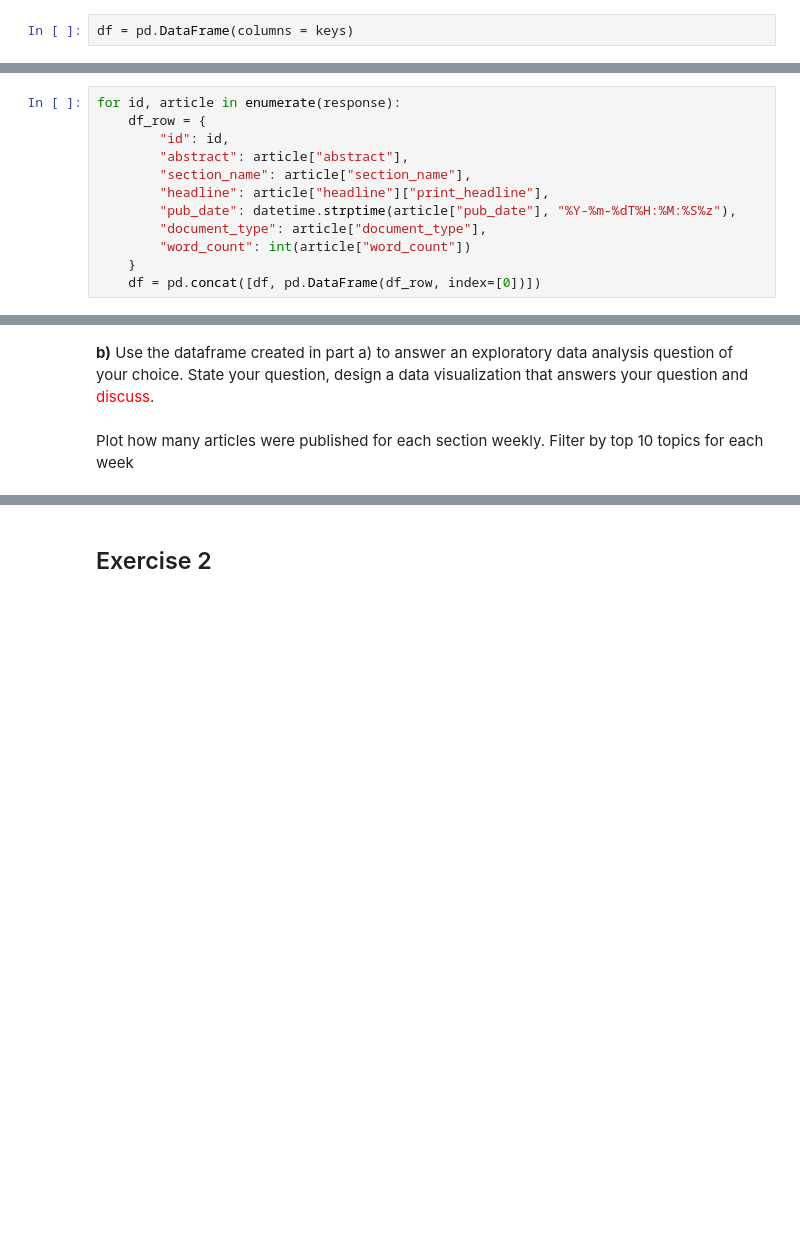
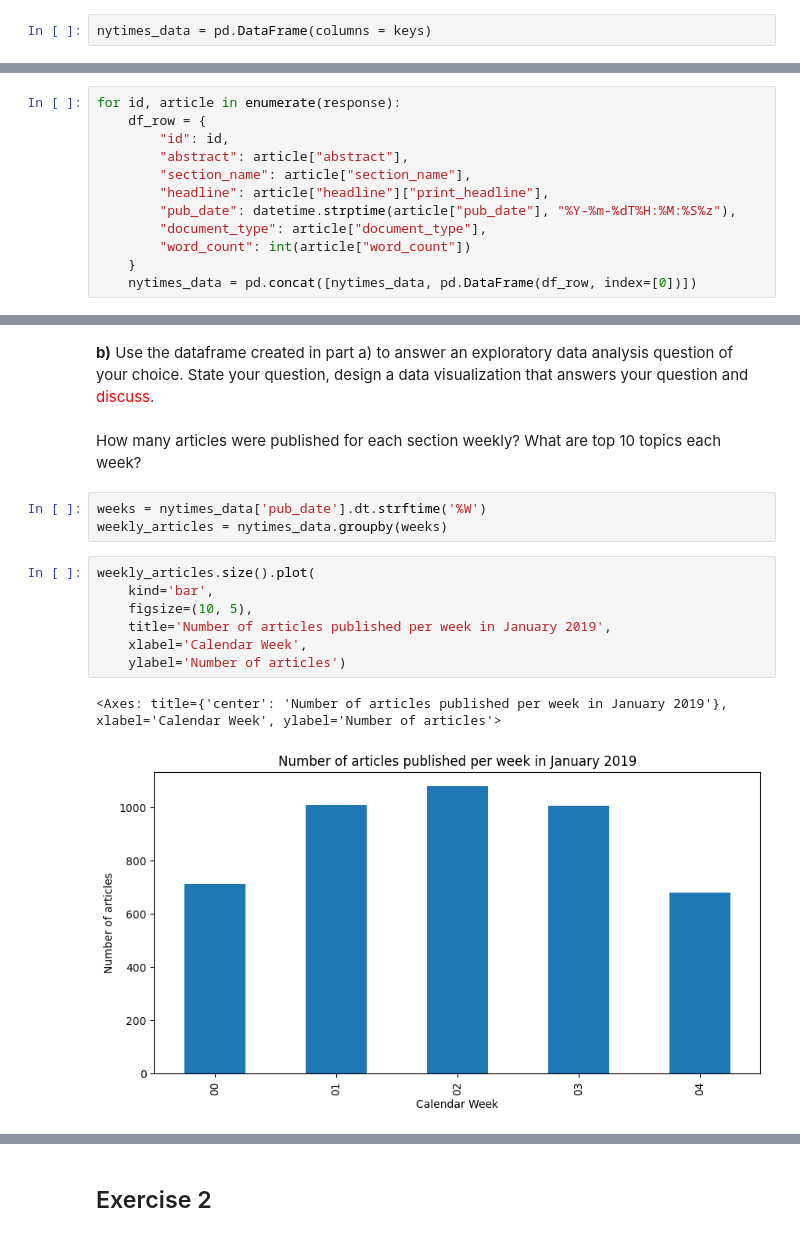
Before and after one commit to ntatrishvili/Webscraping, a Jupyter notebook: HW02.ipynb, the cells around one changed output, grey strips where cells are left out. Cells and saved outputs as stored; diff of their text form; blank space fills up the shorter version.

```diff
--- a/HW02.ipynb
+++ b/HW02.ipynb
@@ -48,7 +52,7 @@ Filter by important columns (and columns that don't have missing data)
 # %%
 keys = ["id", "abstract", "section_name", "headline", "pub_date", "document_type", "word_count"]
 # %%
-df = pd.DataFrame(columns = keys)
+nytimes_data = pd.DataFrame(columns = keys)
 # %%
 from datetime import datetime
 # %%
@@ -62,4 +66,4 @@ for id, article in enumerate(response):
         "document_type": article["document_type"],
         "word_count": int(article["word_count"])
     }
-    df = pd.concat([df, pd.DataFrame(df_row, index=[0])])
+    nytimes_data = pd.concat([nytimes_data, pd.DataFrame(df_row, index=[0])])
@@ -68,4 +79,17 @@ print(df.head())
 # %% [markdown]
 **b)** Use the dataframe created in part a) to answer an exploratory data analysis question of your choice. State your question, design a data visualization that answers your question and <span style="color:red">discuss</span>.
 # %% [markdown]
-Plot how many articles were published for each section weekly. Filter by top 10 topics for each week
+How many articles were published for each section weekly? What are top 10 topics each week?
+# %%
+weeks = nytimes_data['pub_date'].dt.strftime('%W')
+weekly_articles = nytimes_data.groupby(weeks)
+# %%
+weekly_articles.size().plot(
+    kind='bar',
+    figsize=(10, 5),
+    title='Number of articles published per week in January 2019',
+    xlabel='Calendar Week',
+    ylabel='Number of articles')
+# %% [output]
+<Axes: title={'center': 'Number of articles published per week in January 2019'}, xlabel='Calendar Week', ylabel='Number of articles'>
+[figure, added]
```
Also changed, not shown: parts of 48 cells of this notebook, 4 other files.
